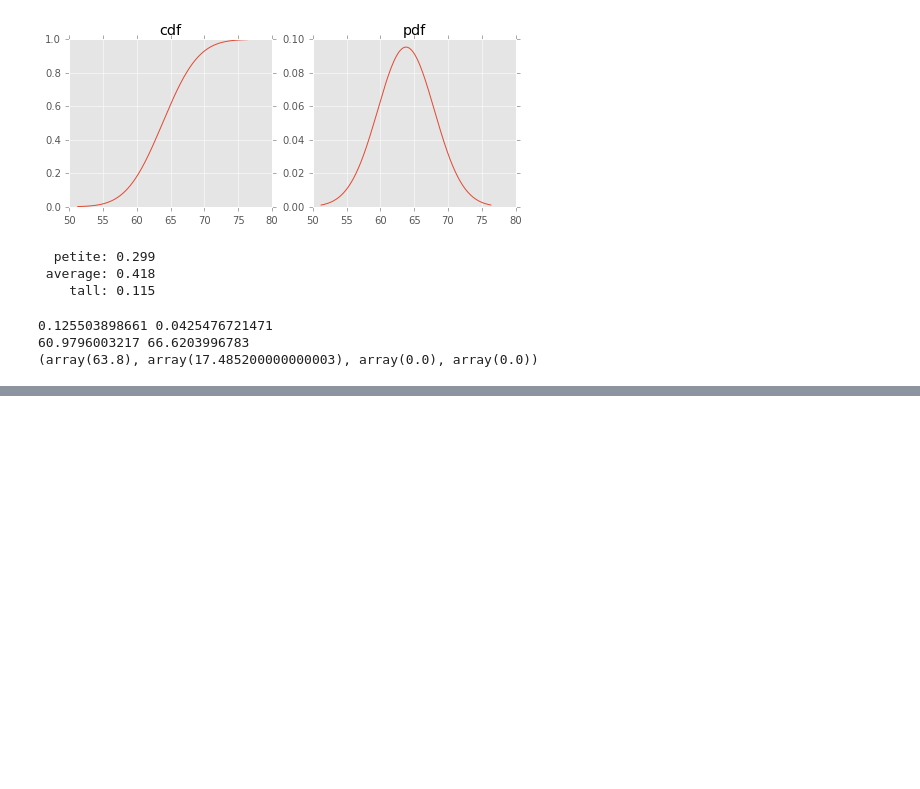
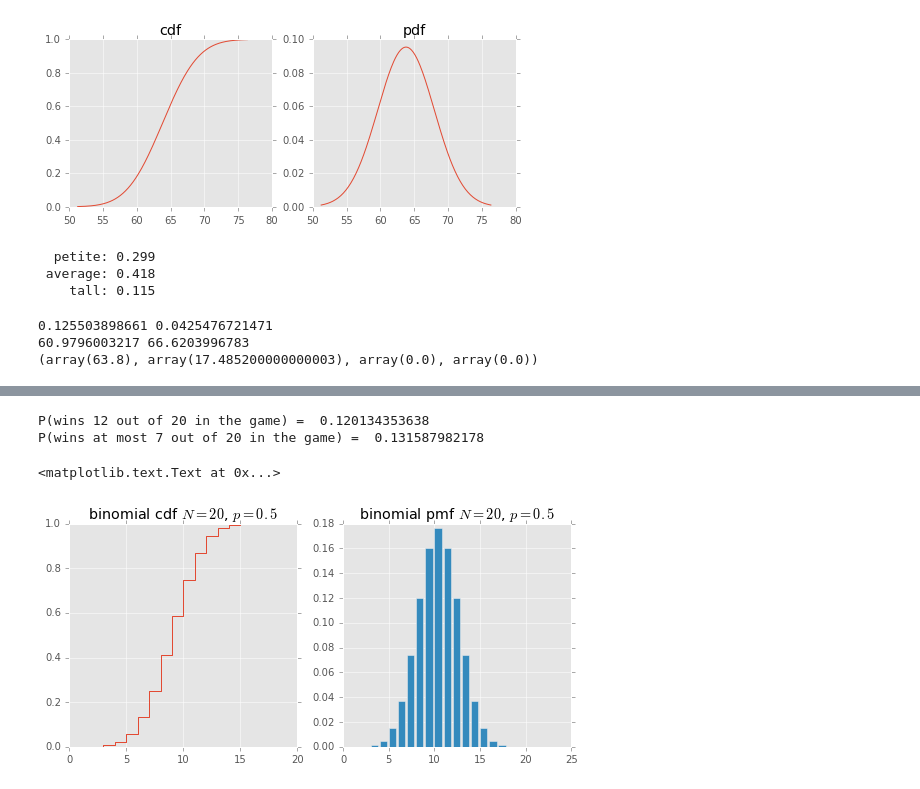
Before and after one commit to grehujt/SmallPythonProjects, a Jupyter notebook: jupyterNotebooks/model_tutorial/model.ipynb, the cells around one changed output, grey strips where cells are left out. Drawn from its saved outputs; the diff is of its cells as text; code cells hidden in the pictures; blank space fills up the shorter version.

Commit message:
update pmf, binomial, gaussian, multivariate gaussian

```diff
--- a/jupyterNotebooks/model_tutorial/model.ipynb
+++ b/jupyterNotebooks/model_tutorial/model.ipynb
@@ -146,0 +147,19 @@ plt.title('cdf simulation')
+# %%
+rvBinom = st.binom(20, 0.5)
+print 'P(wins 12 out of 20 in the game) = ', rvBinom.pmf(12)
+print 'P(wins at most 7 out of 20 in the game) = ', rvBinom.cdf(7)
+# %% [output]
+P(wins 12 out of 20 in the game) =  0.120134353638
+P(wins at most 7 out of 20 in the game) =  0.131587982178
+# %%
+xx = np.arange(21)
+plt.figure(figsize=(9, 4))
+plt.subplot(1, 2, 1)
+plt.step(xx, rvBinom.cdf(xx))
+plt.title('binomial cdf $N=20$, $p=0.5$')
+plt.subplot(1, 2, 2)
+plt.bar(xx, rvBinom.pmf(xx))
+plt.title('binomial pmf $N=20$, $p=0.5$')
+# %% [output]
+<matplotlib.text.Text at 0x...>
+[figure, added]
```
Also changed, not shown: parts of 8 cells of this notebook.
